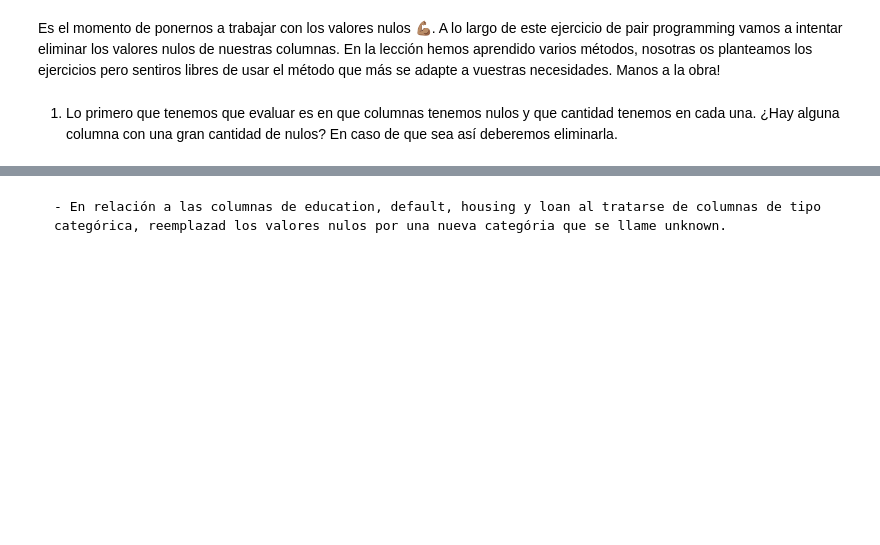
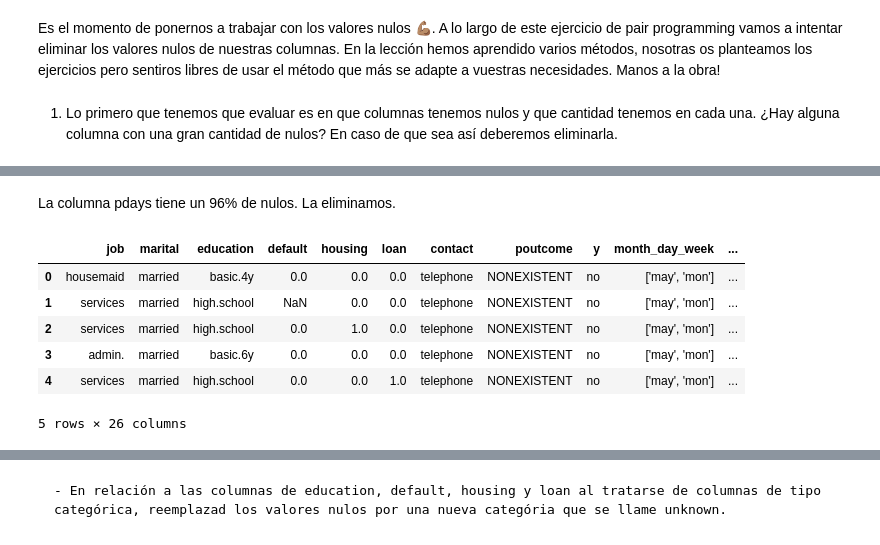
Before and after one commit to Adalab/promo_d_da_modulo2_sprint2_Silvia_Paula, a Jupyter notebook: Limpieza-IV.ipynb, the cells around one changed output, grey strips where cells are left out. Cells and saved outputs as stored; diff of their text form; code cells hidden in the pictures; blank space fills up the shorter version.

```diff
--- a/Limpieza-IV.ipynb
+++ b/Limpieza-IV.ipynb
@@ -15,0 +20,3 @@ Es el momento de ponernos a trabajar con los valores nulos 💪🏽. A lo largo
+# %%
+df_bank = pd.read_csv("datos/bank-additional-full-edit3.csv", index_col= 0)
+df_bank.head(2)
@@ -15,0 +48,13 @@ Es el momento de ponernos a trabajar con los valores nulos 💪🏽. A lo largo
+# %% [markdown]
+La columna pdays tiene un 96% de nulos. La eliminamos.
+# %%
+df_bank.drop("pdays", axis= 1, inplace= True)
+df_bank.head()
+# %% [output]
+|  | job | marital | education | default | housing | loan | contact | poutcome | y | month_day_week | ... |
+| 0 | housemaid | married | basic.4y | 0.0 | 0.0 | 0.0 | telephone | NONEXISTENT | no | ['may', 'mon'] | ... |
+| 1 | services | married | high.school | NaN | 0.0 | 0.0 | telephone | NONEXISTENT | no | ['may', 'mon'] | ... |
+| 2 | services | married | high.school | 0.0 | 1.0 | 0.0 | telephone | NONEXISTENT | no | ['may', 'mon'] | ... |
+| 3 | admin. | married | basic.6y | 0.0 | 0.0 | 0.0 | telephone | NONEXISTENT | no | ['may', 'mon'] | ... |
+| 4 | services | married | high.school | 0.0 | 0.0 | 1.0 | telephone | NONEXISTENT | no | ['may', 'mon'] | ... |
+5 rows × 26 columns
```
Also changed, not shown: parts of 13 cells of this notebook, 4 other files.
